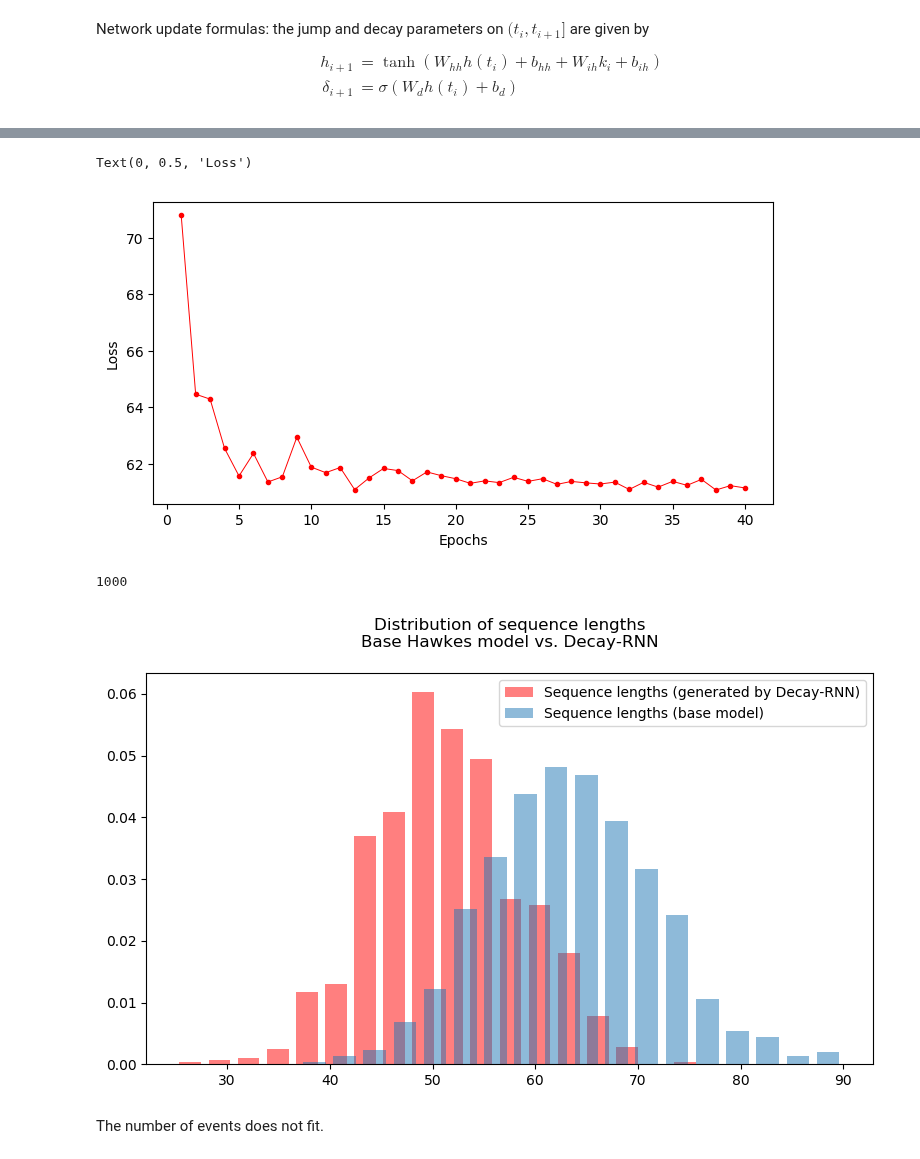
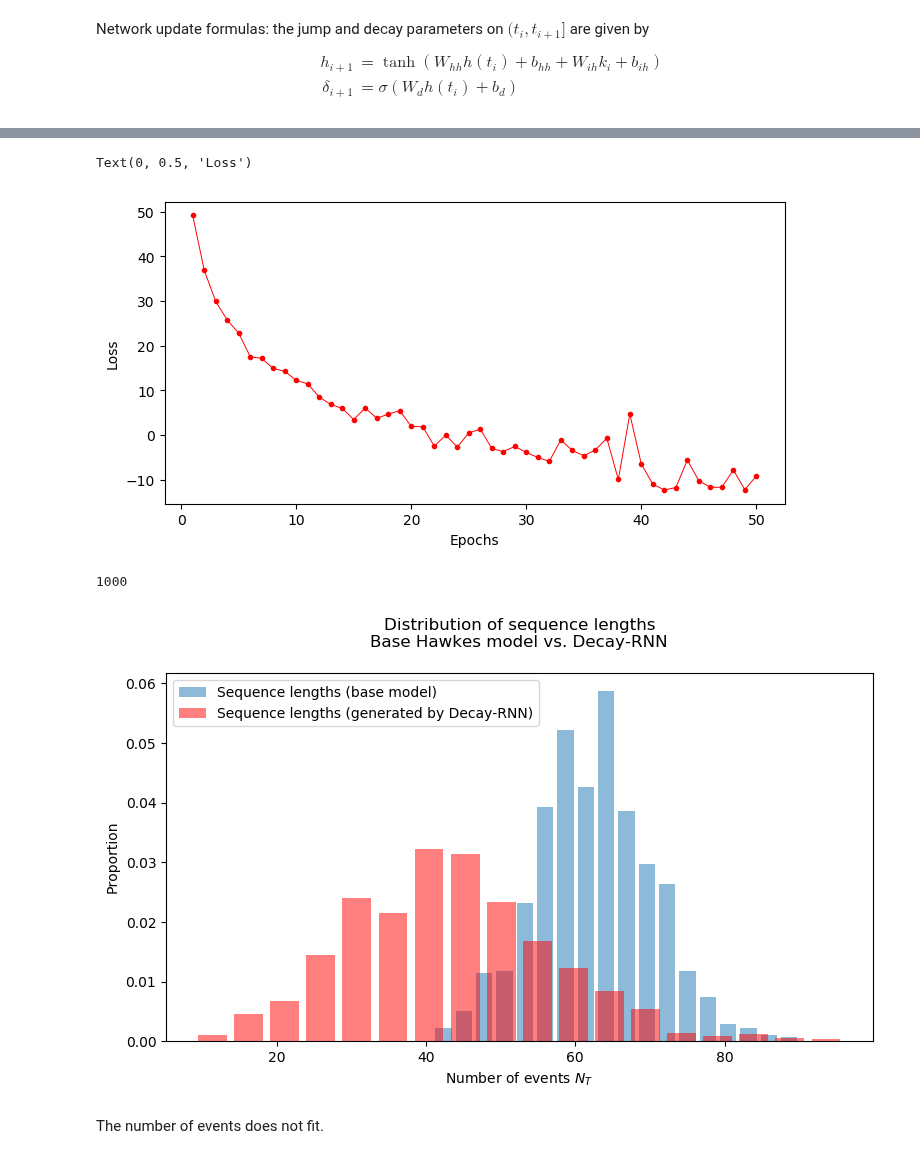
Before and after one commit to Deeptradingfx/point-process-nets, a Jupyter notebook: notebooks/decayrnn.ipynb, the cells around one changed output, grey strips where cells are left out. Cells and saved outputs as stored; diff of their text form; code cells hidden in the pictures.

```diff
--- a/notebooks/decayrnn.ipynb
+++ b/notebooks/decayrnn.ipynb
@@ -192,15 +193,19 @@ def train(model: HawkesDecayRNN, sequence: torch.Tensor, seq_lengths: torch.Tens
     # N * batch
     max_batch_size = packed_seq.batch_sizes[0]
     # Data records
+    # hidd_decayed: 0
+    # decay: 0
     hidd_decayed, decay = model.initialize_hidden(max_batch_size)
     hiddens = []
     decays = []
     for i in range(max_seq_length):
+        # event t_i is happening
         batch_size = packed_seq.batch_sizes[i]
+        # hidden state just before this event
+        hidd_decayed = hidd_decayed[:batch_size]
+        # time until next event t_{i+1}
         dt_batch = dt_sequence[i, :batch_size]
-        hidd_decayed = hidd_decayed[:batch_size]
-        decay = decay[:batch_size]
-        hidd, decay, hidd_decayed = model(dt_batch.unsqueeze(1), hidd_decayed, decay)
+        hidd, decay, hidd_decayed = model(dt_batch.unsqueeze(1), hidd_decayed)
         hiddens.append(hidd)
         decays.append(decay)
     train_data = {
@@ -214,8 +219,8 @@ def train(model: HawkesDecayRNN, sequence: torch.Tensor, seq_lengths: torch.Tens
     return train_data, loss.item()
 # %%
 # define training loop
-train_size = int(0.6*times_tensor.size(1))
-EPOCHS = 40
+train_size = int(0.75*times_tensor.size(1))
+EPOCHS = 50
 BATCH_SIZE = 20
 print("Train size %d" % train_size)
 # %% [output]
@@ -224,7 +229,7 @@ Train size 600
 loss_hist = []
 for e in range(1, EPOCHS+1):
     # Epoch loop
-    tr_loop_range = tqdm.tqdm(range(0, train_size, BATCH_SIZE), file=sys.stdout, desc="Epoch %d" % e)
+    tr_loop_range = tqdm.tqdm_notebook(range(0, train_size, BATCH_SIZE), file=sys.stdout, desc="Epoch %d" % e)
     for i in tr_loop_range:
         sequence = times_tensor[:, i:(i+BATCH_SIZE)]
         train_info, loss = train(model, sequence, seq_lengths[i:(i+BATCH_SIZE)])
@@ -238,7 +269,7 @@ ax.set_xlabel("Epochs")
 ax.set_ylabel("Loss")
 # %% [output]
 Text(0, 0.5, 'Loss')
-[figure, old version]
+[figure, new version]
 # %%
 # Build a statistic for the no. of events
 gen_seq_lengths = []
@@ -254,19 +285,21 @@ n_gen_seq
 MODEL_NAME = "Decay-RNN"
 # %%
 fig, ax = plt.subplots(1, 1, figsize=(8,5), dpi=100)
+_ = ax.hist(seq_lengths, bins=2*int(seq_lengths.size(0)**(1/3)),
+            label="Sequence lengths (base model)",
+            rwidth=0.8, alpha=0.5, density=True)
 _ = ax.hist(gen_seq_lengths, bins=2*int(n_gen_seq**(1/3)),
             label="Sequence lengths (generated by {:})".format(MODEL_NAME),
-            rwidth=0.75, alpha=0.5, color='red', density=True)
-_ = ax.hist(seq_lengths, bins=2*int(seq_lengths.size(0)**(1/3)),
-            label="Sequence lengths (base model)",
-            rwidth=0.75, alpha=0.5, density=True)
+            rwidth=0.8, alpha=0.5, color='red', density=True)
 ax.legend()
+ax.set_ylabel('Proportion')
+ax.set_xlabel('Number of events $N_T$')
 ax.set_title("""Distribution of sequence lengths
 Base Hawkes model vs. {:}
 """.format(MODEL_NAME))
 fig.tight_layout()
 # %% [output]
-[figure, old version]
+[figure, new version]
 # %%
 RESULT_BASEDIR = "../results"
 os.makedirs(RESULT_BASEDIR, exist_ok=True)
```
Also changed, not shown: parts of 12 cells of this notebook, 3 other files.
